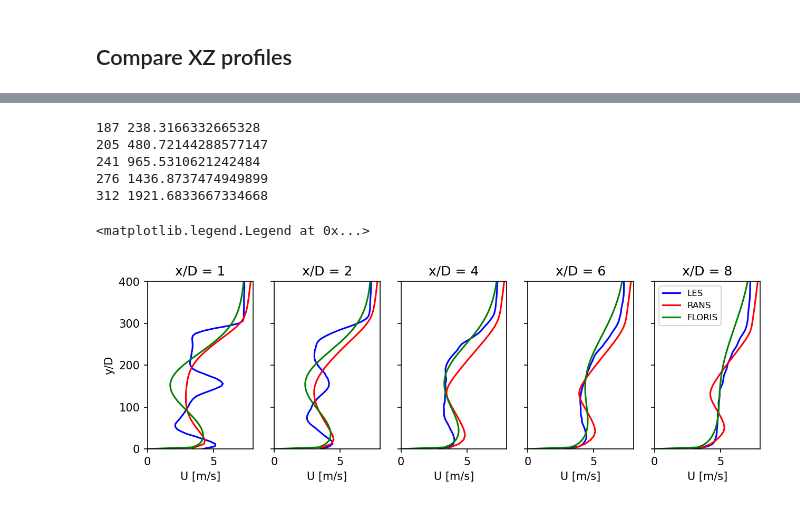
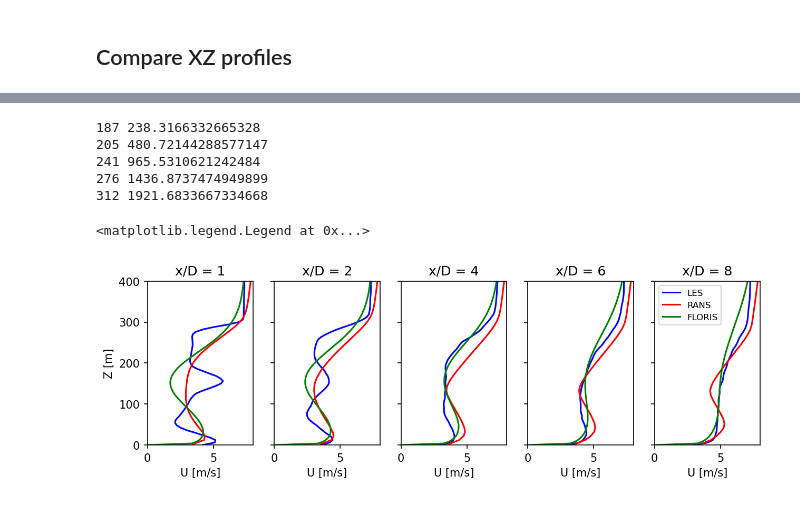
Before and after one commit to sandialabs/SANDwake3D, a Jupyter notebook: Calibration/Offshore_LowWS_LowTI/Compare_FLORIS_RANS_LES_Planes.ipynb, the cells around one changed output, grey strips where cells are left out. Cells and saved outputs as stored; diff of their text form; code cells hidden in the pictures.

Commit message:
Update figures for presentation

```diff
--- a/Calibration/Offshore_LowWS_LowTI/Compare_FLORIS_RANS_LES_Planes.ipynb
+++ b/Calibration/Offshore_LowWS_LowTI/Compare_FLORIS_RANS_LES_Planes.ipynb
@@ -464,32 +464,32 @@ for ix, x in enumerate(xplot):
     # Plot LES
     ixLES = find_nearest((xvecLES-LES_turbx)/turbD, x)
     u_LES = XZ_wake['velocityx_avg'][0,:,ixLES]
     axs[ix].plot(u_LES, zvecLES, 'b-', label='LES')
 
     # Plot RANS
     ixRANS = find_nearest((xvec-RANS_turbx)/turbD, x)
     iyRANS = find_nearest(yvec, 0.0)
     u_RANS = phi['u'][ixRANS,iyRANS,:]
     axs[ix].plot(u_RANS, zvec, 'r-', label='RANS')
 
     # Plot FLORIS
     ixFLO = find_nearest((xvecFLO-LES_turbx)/turbD, x)
     print(ixFLO, xvecFLO[ixFLO]-LES_turbx)
     u_FLO = umF[:,ixFLO]
     axs[ix].plot(u_FLO, zvecFLO, 'g-', label='FLORIS')
 
 
 for ax in axs:
     ax.set_xlim([0,8])
     ax.set_ylim([0, 400])
     ax.set_xlabel('U [m/s]')
-axs[0].set_ylabel('y/D')
+axs[0].set_ylabel('Z [m]')
 axs[-1].legend(fontsize=8)
 # %% [output]
 187 238.3166332665328
 205 480.72144288577147
 241 965.5310621242484
 276 1436.8737474949899
 312 1921.6833667334668
 <matplotlib.legend.Legend at 0x...>
-[figure, old version]
+[figure, new version]
```
Also changed, not shown: parts of 3 cells of this notebook, 1 other file.
